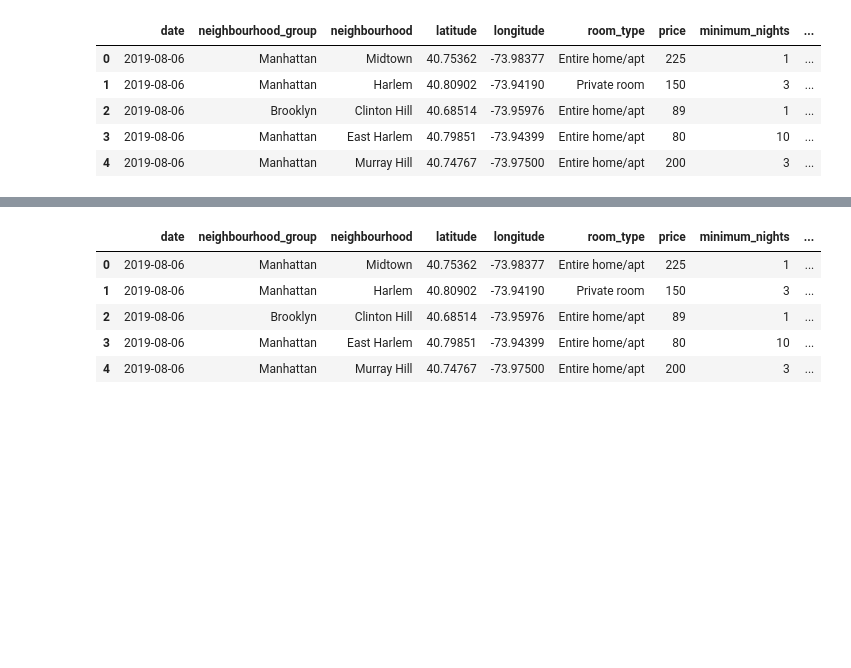
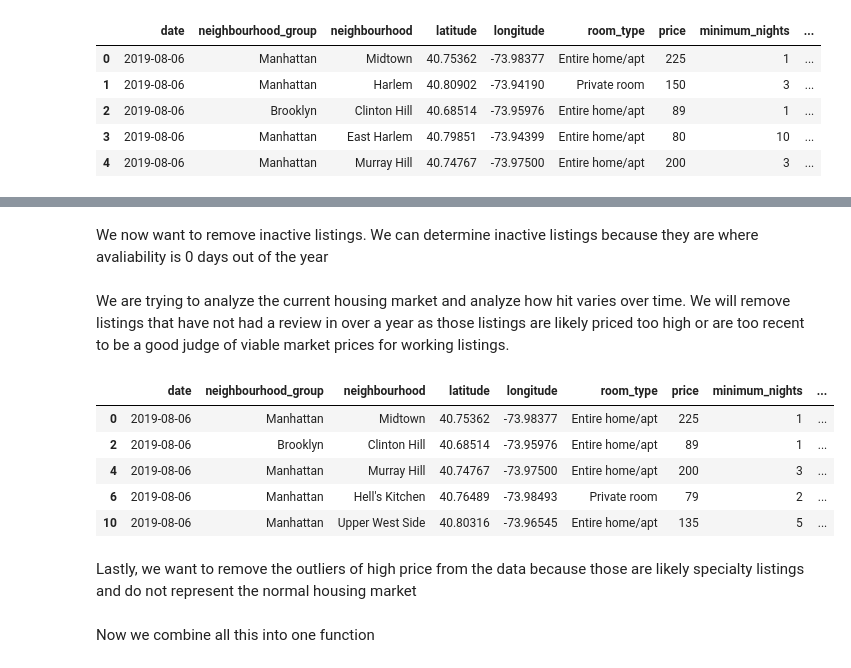
Before and after one commit to AndreKurait/EECS-731-Project-1, a Jupyter notebook: CombiningData.ipynb, the cells around one changed output, grey strips where cells are left out. Drawn from its saved outputs; the diff is of its cells as text; code cells hidden in the pictures; blank space fills up the shorter version.

Commit message:
data exploration finished

```diff
--- a/CombiningData.ipynb
+++ b/CombiningData.ipynb
@@ -24,5 +55,9 @@ df.head()
 # %%
-df.insert(0, 'date', dateParse('2019-08-06'), True)
+def dateParser(x):
+    if(pd.isna(x)):
+        return None
+    return parse(x)
+df.insert(0, 'date', dateParser('2019-08-06'), True)
 df.head()
 # %% [output]
 |  | date | neighbourhood_group | neighbourhood | latitude | longitude | room_type | price | minimum_nights | ... |
@@ -34,7 +71,9 @@ df.head()
 # %%
-def parseThisBoi(x):
-    if(pd.isna(x)):
-        return None
-    return dateParse(x)
-df['last_review'] = df['last_review'].apply(parseThisBoi)
+def toDay(x):
+    return x.days
+
+df['last_review'] = df['last_review'].apply(dateParser)
 df['last_review'] = df['date'] - df['last_review']
+df['last_review'] = df['last_review'].apply(toDay)
+df = df.rename(columns={"last_review": "days_since_last_review"})
+df.head()
@@ -41,10 +87,19 @@ df['last_review'] = df['date'] - df['last_review']
+# %% [markdown]
+We now want to remove inactive listings. We can determine inactive listings because they are where avaliability is 0 days out of the year
+# %%
+df = df[df["availability_365"] > 0]
+# %% [markdown]
+We are trying to analyze the current housing market and analyze how hit varies over time. We will remove listings that have not had a review in over a year as those listings are likely priced too high or are too recent to be a good judge of viable market prices for working listings.
 # %%
-df = df.rename(columns={"last_review": "days_since_last_review"})
+df = df[df["days_since_last_review"] >= 0]
+df = df[df["days_since_last_review"] <= 365]
 df.head()
 # %% [output]
 |  | date | neighbourhood_group | neighbourhood | latitude | longitude | room_type | price | minimum_nights | ... |
 | 0 | 2019-08-06 | Manhattan | Midtown | 40.75362 | -73.98377 | Entire home/apt | 225 | 1 | ... |
-| 1 | 2019-08-06 | Manhattan | Harlem | 40.80902 | -73.94190 | Private room | 150 | 3 | ... |
 | 2 | 2019-08-06 | Brooklyn | Clinton Hill | 40.68514 | -73.95976 | Entire home/apt | 89 | 1 | ... |
-| 3 | 2019-08-06 | Manhattan | East Harlem | 40.79851 | -73.94399 | Entire home/apt | 80 | 10 | ... |
 | 4 | 2019-08-06 | Manhattan | Murray Hill | 40.74767 | -73.97500 | Entire home/apt | 200 | 3 | ... |
+| 6 | 2019-08-06 | Manhattan | Hell's Kitchen | 40.76489 | -73.98493 | Private room | 79 | 2 | ... |
+| 10 | 2019-08-06 | Manhattan | Upper West Side | 40.80316 | -73.96545 | Entire home/apt | 135 | 5 | ... |
+# %% [markdown]
+Lastly, we want to remove the outliers of high price from the data because those are likely specialty listings and do not represent the normal housing market
@@ -51,3 +109,5 @@ df.head()
+# %% [markdown]
+Now we combine all this into one function
 # %%
 def refineDataFrame(df, date):
     df = df.drop(['id', 'name', 'host_id', 'host_name'], axis=1)
```
Also changed, not shown: parts of 17 cells of this notebook.
